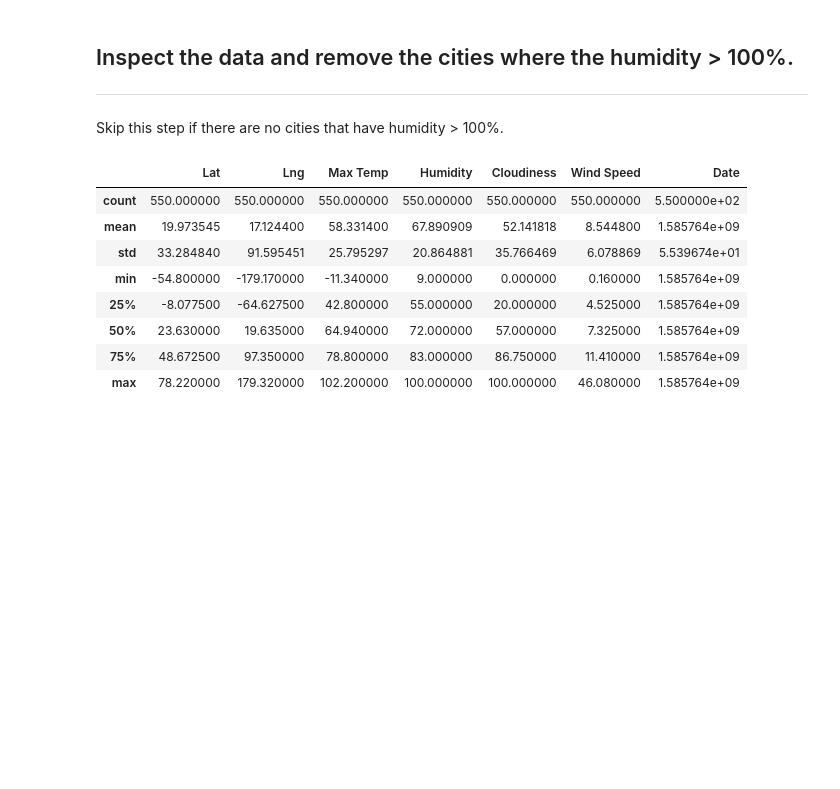
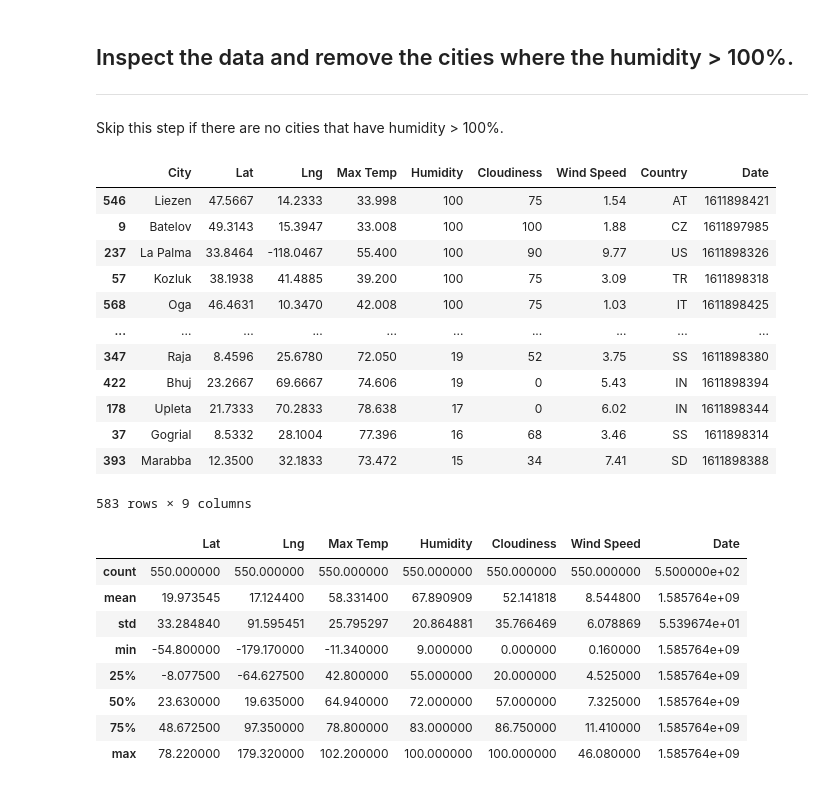
Before and after one commit to felpronove/python-api-challenge, a Jupyter notebook: starter_code/WeatherPy.ipynb, the cells around one changed output. Saved outputs shown, nothing was run; the diff lists cells and outputs as text; code cells hidden in the pictures; blank space fills up the shorter version.

Commit message:
Filtered the weather dataframe to remove any cities with a humidity over 100%

```diff
--- a/starter_code/WeatherPy.ipynb
+++ b/starter_code/WeatherPy.ipynb
@@ -283,3 +296,20 @@ weather_sum.append(weather_quart)
 ## Inspect the data and remove the cities where the humidity > 100%.
 ----
 Skip this step if there are no cities that have humidity > 100%.
+# %%
+#determine if any cities have a humidity >100%
+weather_df.sort_values(by="Humidity", ascending=False) #sort through the weather dataframe to get the humidity levels of each city
+# %% [output]
+|  | City | Lat | Lng | Max Temp | Humidity | Cloudiness | Wind Speed | Country | Date |
+| 546 | Liezen | 47.5667 | 14.2333 | 33.998 | 100 | 75 | 1.54 | AT | 1611898421 |
+| 9 | Batelov | 49.3143 | 15.3947 | 33.008 | 100 | 100 | 1.88 | CZ | 1611897985 |
+| 237 | La Palma | 33.8464 | -118.0467 | 55.400 | 100 | 90 | 9.77 | US | 1611898326 |
+| 57 | Kozluk | 38.1938 | 41.4885 | 39.200 | 100 | 75 | 3.09 | TR | 1611898318 |
+| 568 | Oga | 46.4631 | 10.3470 | 42.008 | 100 | 75 | 1.03 | IT | 1611898425 |
+| ... | ... | ... | ... | ... | ... | ... | ... | ... | ... |
+| 347 | Raja | 8.4596 | 25.6780 | 72.050 | 19 | 52 | 3.75 | SS | 1611898380 |
+| 422 | Bhuj | 23.2667 | 69.6667 | 74.606 | 19 | 0 | 5.43 | IN | 1611898394 |
+| 178 | Upleta | 21.7333 | 70.2833 | 78.638 | 17 | 0 | 6.02 | IN | 1611898344 |
+| 37 | Gogrial | 8.5332 | 28.1004 | 77.396 | 16 | 68 | 3.46 | SS | 1611898314 |
+| 393 | Marabba | 12.3500 | 32.1833 | 73.472 | 15 | 34 | 7.41 | SD | 1611898388 |
+583 rows × 9 columns
```
Also changed, not shown: parts of 3 cells of this notebook.
